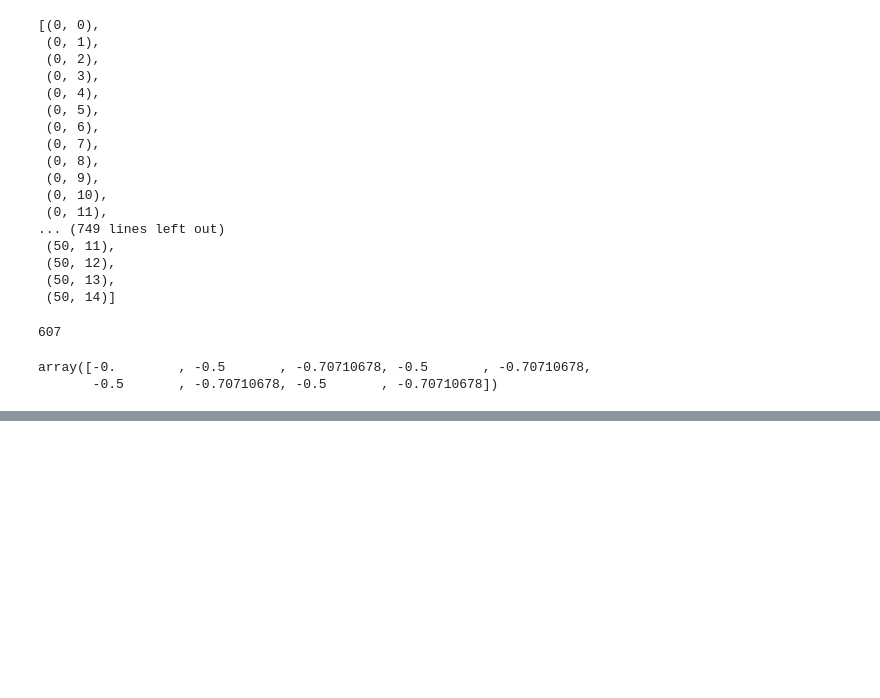
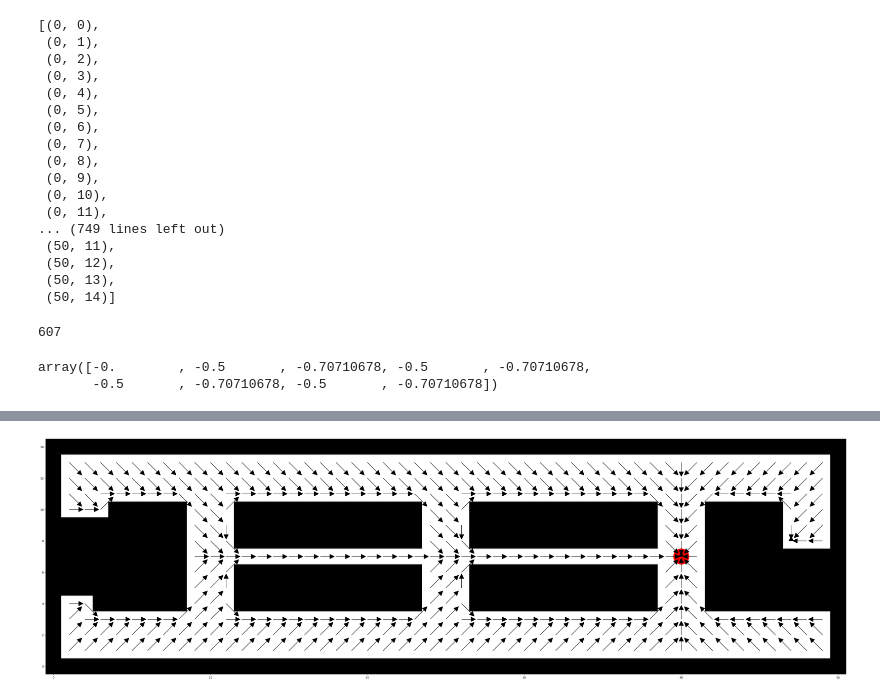
Before and after one commit to jormunrod/IA_RL_Project, a Jupyter notebook: Proyect.ipynb, the cells around one changed output, grey strips where cells are left out. Drawn from its saved outputs; the diff is of its cells as text; code cells hidden in the pictures; blank space fills up the shorter version.

```diff
--- a/Proyect.ipynb
+++ b/Proyect.ipynb
@@ -270,0 +350,20 @@ Esperar en (40, 7)
+# %%
+def visualiza_politica(politica):
+    visualiza_mapa()
+    for p in zip(nav_estados,politica):
+        accion = p[1]
+        if accion=='esperar':
+            continue
+        estado = p[0]
+        e1 = aplica_accion(estado,accion)
+        x0 = estado[0]
+        y0 = estado[1]
+        x1 = e1[0]
+        y1 = e1[1]
+
+        plt.gca().arrow(x0, y0, (x1 - x0)*0.6, (y1 - y0)*0.6,
+         head_width=0.3, head_length=0.3, fc='black', ec='black')
+
+visualiza_politica(politica_greedy)
+# %% [output]
+[figure, added]
```
Also changed, not shown: parts of 13 cells of this notebook.
